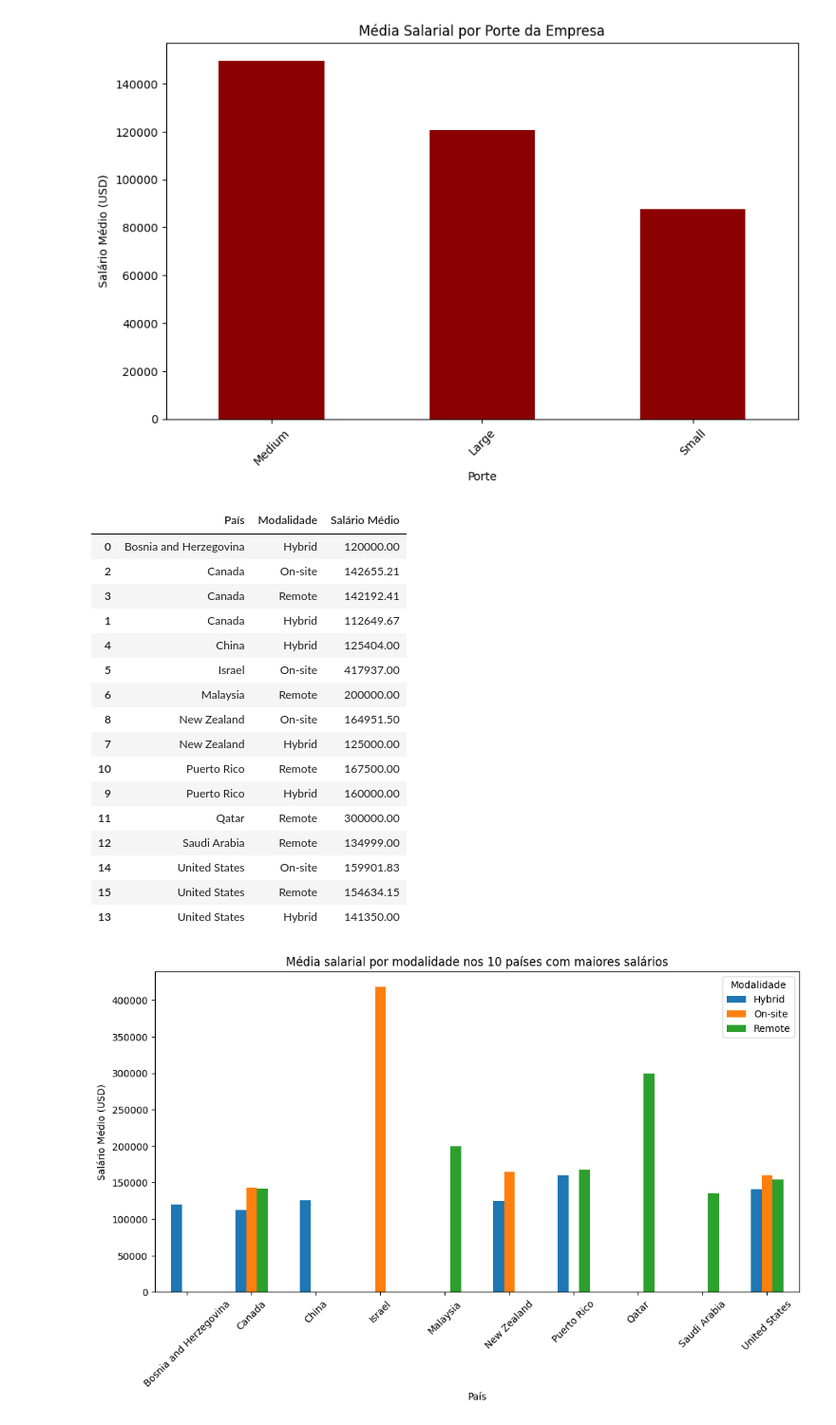
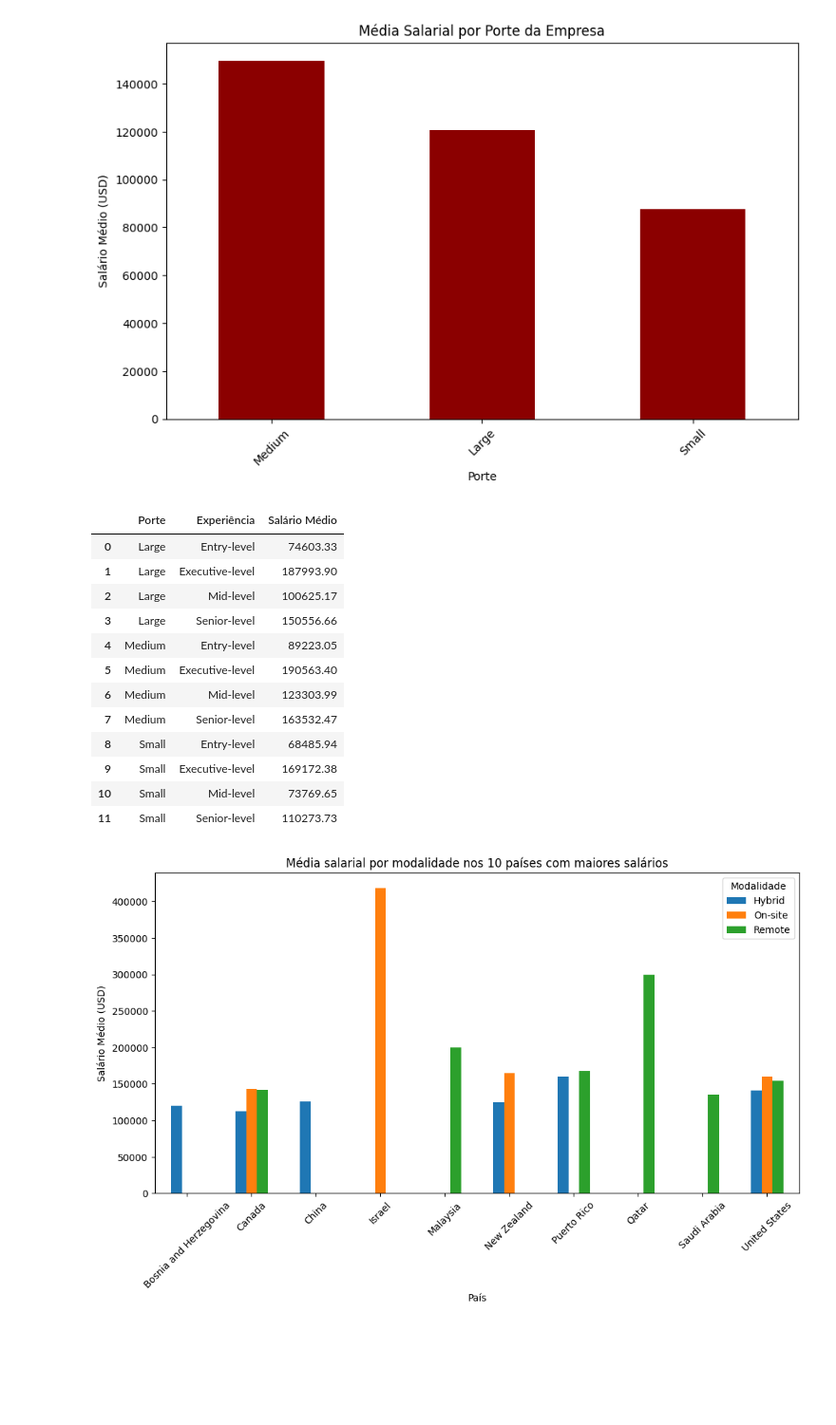
Before and after one commit to victorrp1502/grupo1_caixaverso, a Jupyter notebook: marcos2.ipynb, the cells around one changed output. Shown at 95% size. Drawn from its saved outputs; the diff is of its cells as text; code cells hidden in the pictures; blank space fills up the shorter version.

```diff
--- a/marcos2.ipynb
+++ b/marcos2.ipynb
@@ -43,35 +59,35 @@ plt.show()
 # %% [output]
 [figure]
 # %%
-def media_salario_top10_por_modalidade(df):
-    top10_paises = (df.groupby('employee_residence')['salary_in_usd'].mean().round(2).reset_index()
-          .sort_values(by='salary_in_usd', ascending=False).head(10)['employee_residence'].tolist())
+def media_salario_porte_por_experiencia(df):
+    #top10_paises = (df.groupby('company_size')['salary_in_usd'].mean().round(2).reset_index()
+          #.sort_values(by='salary_in_usd', ascending=False).head(10)['employee_residence'].tolist())
 
-    df_filtrado = df[df['employee_residence'].isin(top10_paises)]
+    #df_filtrado = df[df['employee_residence'].isin(top10_paises)]
 
-    return df_filtrado.groupby(['employee_residence', 'work_models'])['salary_in_usd']\
-        .mean().round(2).reset_index().rename(columns={'employee_residence': 'País',
-        'work_models': 'Modalidade','salary_in_usd': 'Salário Médio'}).sort_values(by=['País', 'Salário Médio'], ascending=[True, False])
+    #return df_filtrado.groupby(['employee_residence', 'work_models'])['salary_in_usd']\
+        #.mean().round(2).reset_index().rename(columns={'employee_residence': 'País',
+        #'work_models': 'Modalidade','salary_in_usd': 'Salário Médio'}).sort_values(by=['País', 'Salário Médio'], ascending=[True, False])
+
+  return df.groupby(['company_size', 'experience_level'])['salary_in_usd']\
+        .mean().round(2).reset_index().rename(columns={'company_size': 'Porte',
+        'experience_level': 'Experiência','salary_in_usd': 'Salário Médio'}).sort_values(by=['Porte', 'Experiência'], ascending=[True, True])
 # %%
-media_salario_top10_por_modalidade(df)
+media_salario_porte_por_experiencia(df)
 # %% [output]
-|  | País | Modalidade | Salário Médio |
-| 0 | Bosnia and Herzegovina | Hybrid | 120000.00 |
-| 2 | Canada | On-site | 142655.21 |
-| 3 | Canada | Remote | 142192.41 |
-| 1 | Canada | Hybrid | 112649.67 |
-| 4 | China | Hybrid | 125404.00 |
-| 5 | Israel | On-site | 417937.00 |
-| 6 | Malaysia | Remote | 200000.00 |
-| 8 | New Zealand | On-site | 164951.50 |
-| 7 | New Zealand | Hybrid | 125000.00 |
-| 10 | Puerto Rico | Remote | 167500.00 |
-| 9 | Puerto Rico | Hybrid | 160000.00 |
-| 11 | Qatar | Remote | 300000.00 |
-| 12 | Saudi Arabia | Remote | 134999.00 |
-| 14 | United States | On-site | 159901.83 |
-| 15 | United States | Remote | 154634.15 |
-| 13 | United States | Hybrid | 141350.00 |
+|  | Porte | Experiência | Salário Médio |
+| 0 | Large | Entry-level | 74603.33 |
+| 1 | Large | Executive-level | 187993.90 |
+| 2 | Large | Mid-level | 100625.17 |
+| 3 | Large | Senior-level | 150556.66 |
+| 4 | Medium | Entry-level | 89223.05 |
+| 5 | Medium | Executive-level | 190563.40 |
+| 6 | Medium | Mid-level | 123303.99 |
+| 7 | Medium | Senior-level | 163532.47 |
+| 8 | Small | Entry-level | 68485.94 |
+| 9 | Small | Executive-level | 169172.38 |
+| 10 | Small | Mid-level | 73769.65 |
+| 11 | Small | Senior-level | 110273.73 |
 # %%
 df_top10_modalidade = media_salario_top10_por_modalidade(df)
 
```
Also changed, not shown: parts of 1 cell of this notebook.
